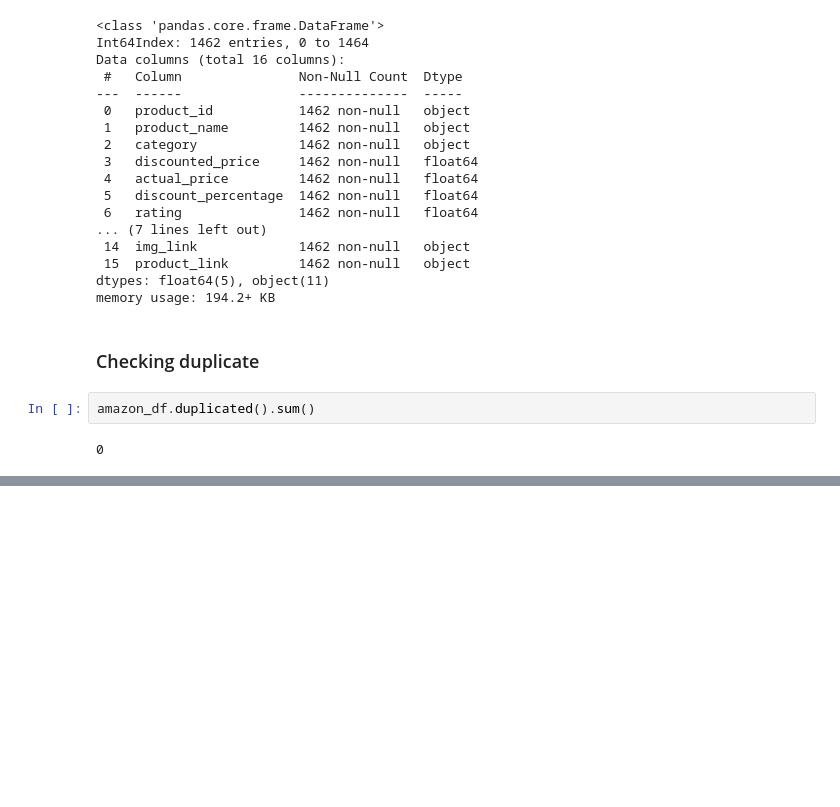
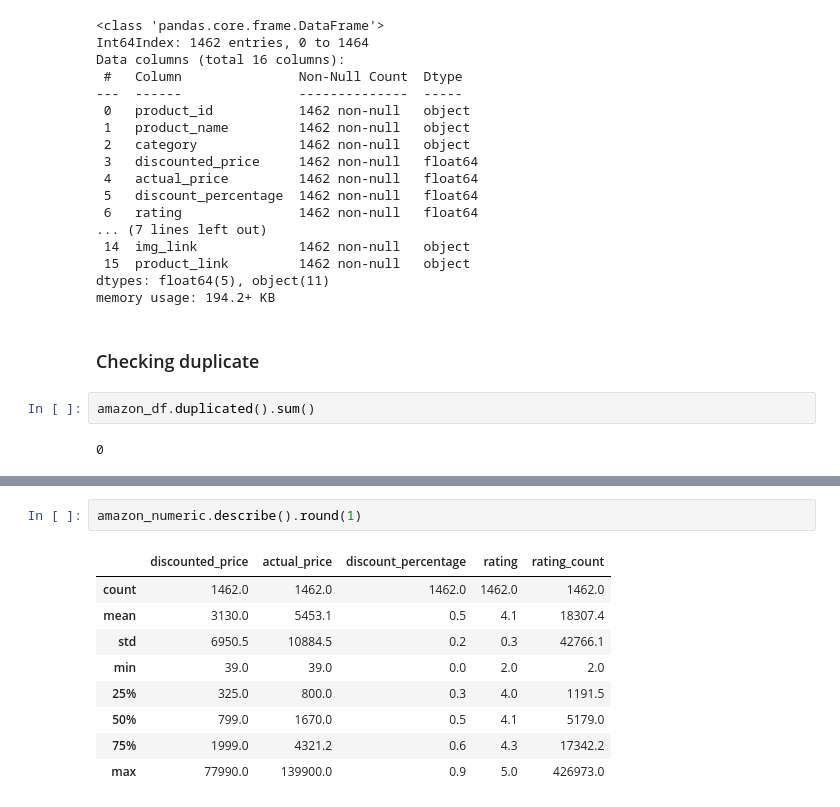
Before and after one commit to buijoe123145/Final_project---Progamming-for-data-science, a Jupyter notebook: src/Final_project.ipynb, the cells around one changed output, grey strips where cells are left out. Drawn from its saved outputs; the diff is of its cells as text; blank space fills up the shorter version.

```diff
--- a/src/Final_project.ipynb
+++ b/src/Final_project.ipynb
@@ -269,0 +283,12 @@ amazon_df.duplicated().sum()
+# %%
+amazon_numeric.describe().round(1)
+# %% [output]
+|  | discounted_price | actual_price | discount_percentage | rating | rating_count |
+| count | 1462.0 | 1462.0 | 1462.0 | 1462.0 | 1462.0 |
+| mean | 3130.0 | 5453.1 | 0.5 | 4.1 | 18307.4 |
+| std | 6950.5 | 10884.5 | 0.2 | 0.3 | 42766.1 |
+| min | 39.0 | 39.0 | 0.0 | 2.0 | 2.0 |
+| 25% | 325.0 | 800.0 | 0.3 | 4.0 | 1191.5 |
+| 50% | 799.0 | 1670.0 | 0.5 | 4.1 | 5179.0 |
+| 75% | 1999.0 | 4321.2 | 0.6 | 4.3 | 17342.2 |
+| max | 77990.0 | 139900.0 | 0.9 | 5.0 | 426973.0 |
```
Also changed, not shown: parts of 4 cells of this notebook.
